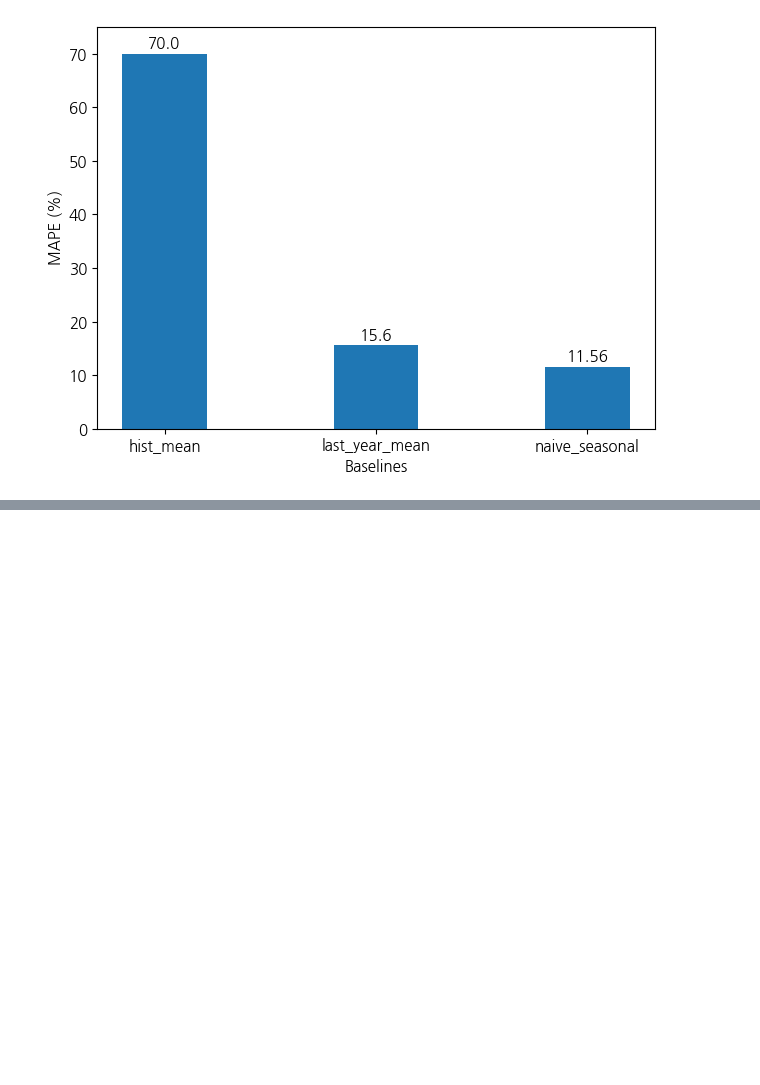
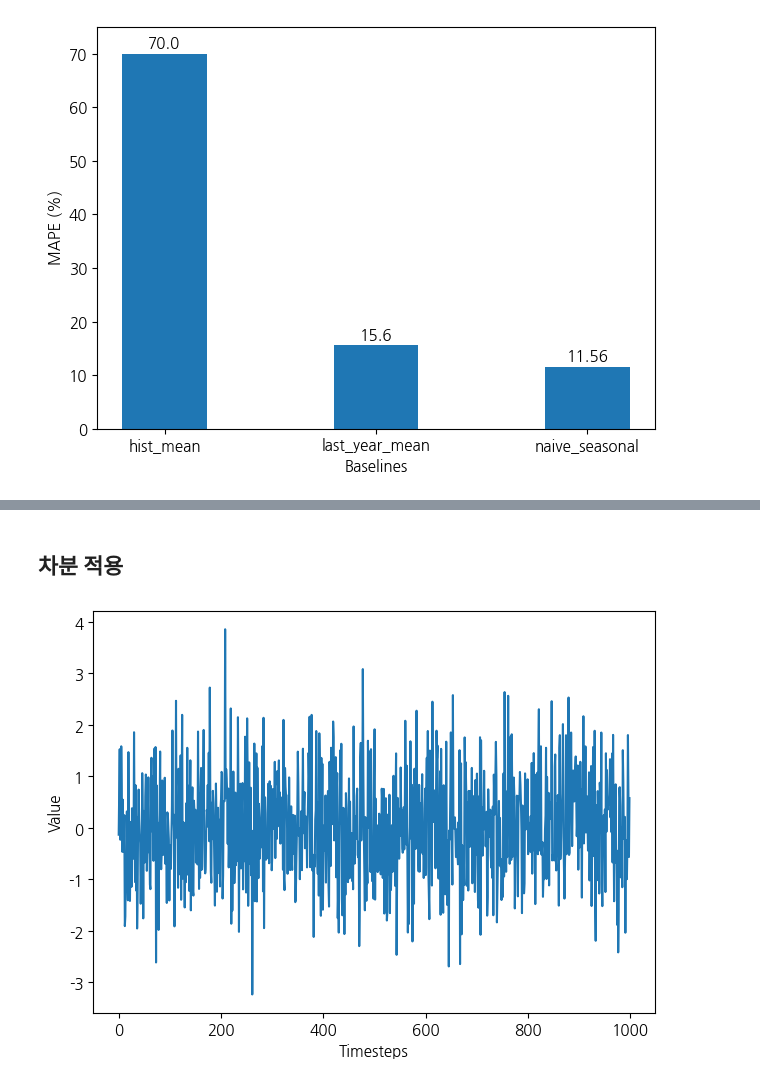
Before and after one commit to dsleslie/Archiving, a Jupyter notebook: IMDGB/step09_ts/python_ts_241122.ipynb, the cells around one changed output, grey strips where cells are left out. Cells and saved outputs as stored; diff of their text form; code cells hidden in the pictures; blank space fills up the shorter version.

```diff
--- a/IMDGB/step09_ts/python_ts_241122.ipynb
+++ b/IMDGB/step09_ts/python_ts_241122.ipynb
@@ -406,0 +654,15 @@ plt.tight_layout()
+# %% [markdown]
+## 차분 적용
+# %%
+diff_random_walk = np.diff(random_walk, n=1)
+# %%
+fig, ax = plt.subplots()
+
+ax.plot(diff_random_walk)
+ax.set_xlabel('Timesteps')
+ax.set_ylabel('Value')
+
+plt.tight_layout()
+plt.show()
+# %% [output]
+[figure, added]
```
Also changed, not shown: parts of 24 cells of this notebook, 23 other files.
